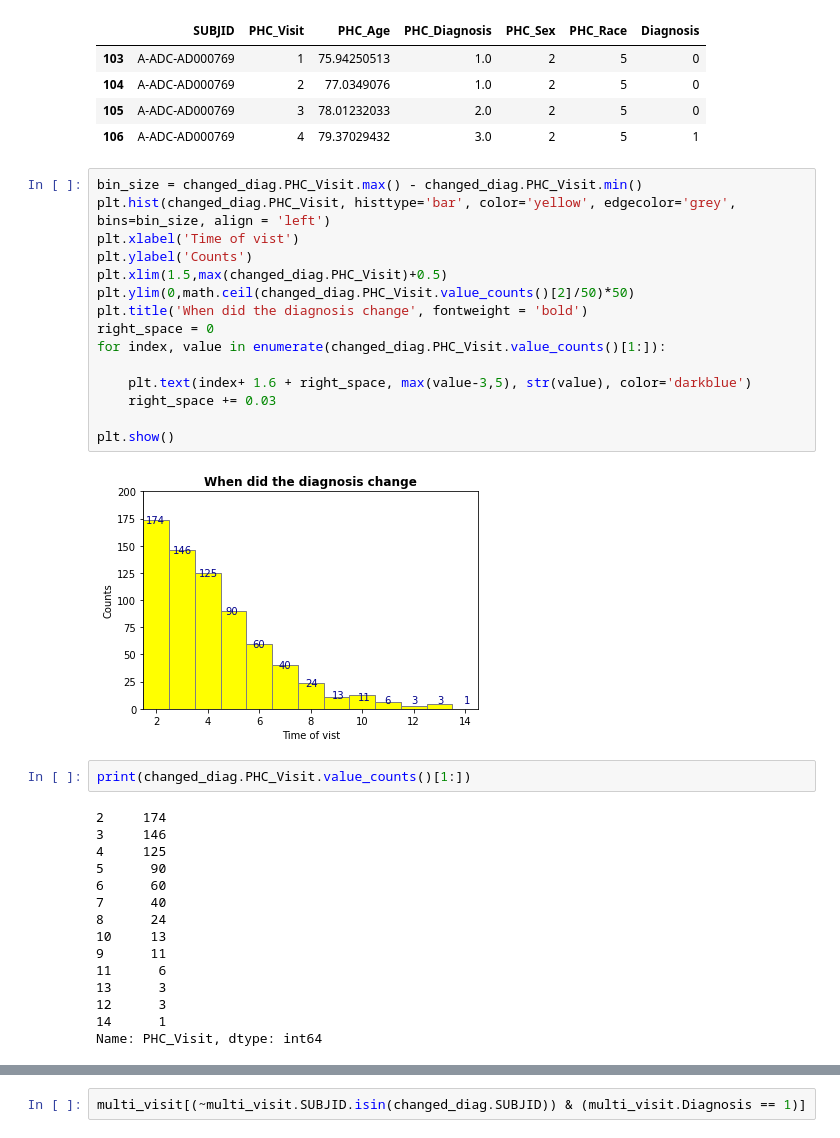
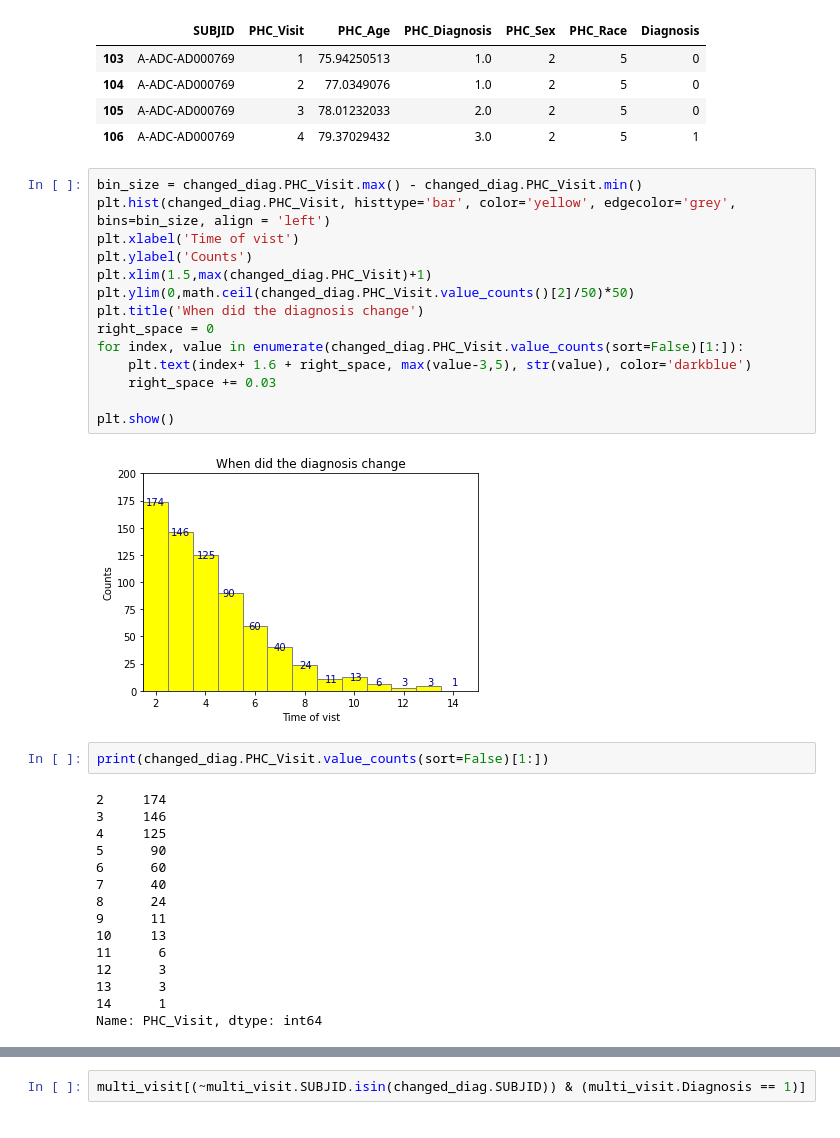
Before and after one commit to teresa-sansan/ADSP_polyfun, a Jupyter notebook: analysis/survival.ipynb, the cells around one changed output, grey strips where cells are left out. Saved outputs shown, nothing was run; the diff lists cells and outputs as text.

```diff
--- a/analysis/survival.ipynb
+++ b/analysis/survival.ipynb
@@ -193,22 +234,21 @@ new_pheno[new_pheno['SUBJID']=='A-ADC-AD000769']
 # %%
 bin_size = changed_diag.PHC_Visit.max() - changed_diag.PHC_Visit.min()
 plt.hist(changed_diag.PHC_Visit, histtype='bar', color='yellow', edgecolor='grey', bins=bin_size, align = 'left')
 plt.xlabel('Time of vist')
 plt.ylabel('Counts')
-plt.xlim(1.5,max(changed_diag.PHC_Visit)+0.5)
+plt.xlim(1.5,max(changed_diag.PHC_Visit)+1)
 plt.ylim(0,math.ceil(changed_diag.PHC_Visit.value_counts()[2]/50)*50)
-plt.title('When did the diagnosis change', fontweight = 'bold')
+plt.title('When did the diagnosis change')
 right_space = 0
-for index, value in enumerate(changed_diag.PHC_Visit.value_counts()[1:]):
-
+for index, value in enumerate(changed_diag.PHC_Visit.value_counts(sort=False)[1:]):
     plt.text(index+ 1.6 + right_space, max(value-3,5), str(value), color='darkblue')
     right_space += 0.03
 
 plt.show()
 # %% [output]
-[figure, old version]
+[figure, new version]
 # %%
-print(changed_diag.PHC_Visit.value_counts()[1:])
+print(changed_diag.PHC_Visit.value_counts(sort=False)[1:])
 # %% [output]
 2     174
 3     146
@@ -217,11 +257,11 @@ print(changed_diag.PHC_Visit.value_counts()[1:])
 6      60
 7      40
 8      24
+9      11
 10     13
-9      11
 11      6
+12      3
 13      3
-12      3
 14      1
 Name: PHC_Visit, dtype: int64
 # %%
```
Also changed, not shown: parts of 26 cells of this notebook.
